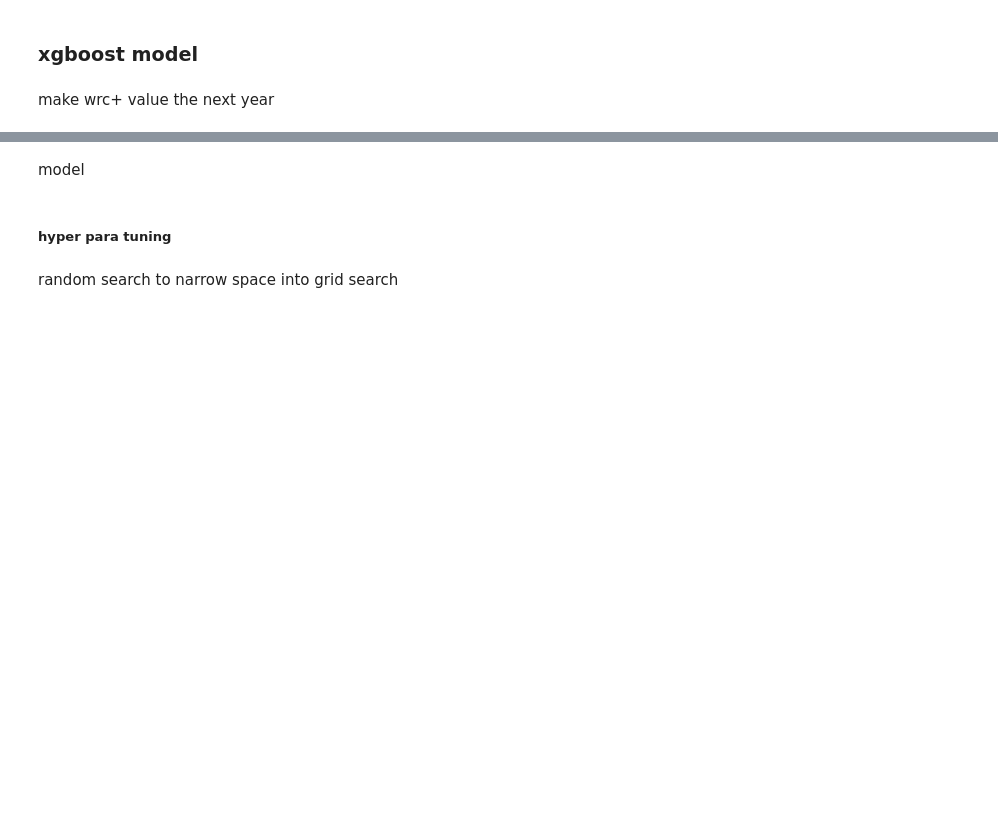
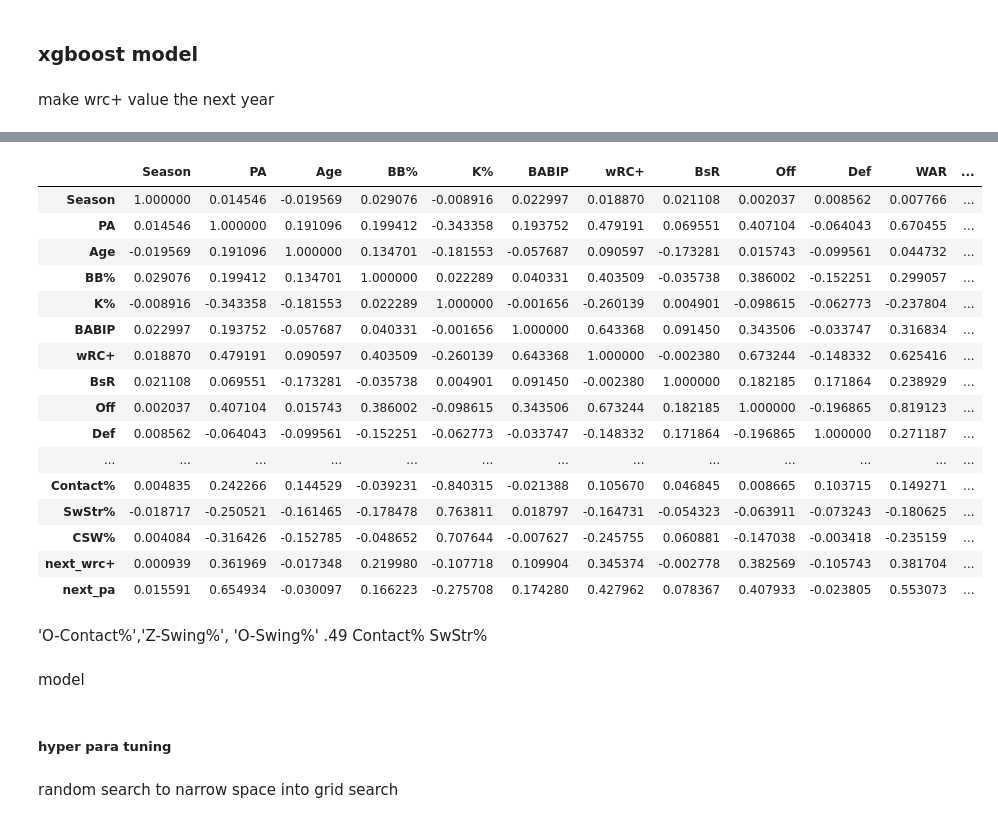
Before and after one commit to daltonlowery26/DIPS, a Jupyter notebook: models/wrc_models/wrc_regression/reg_02_24.ipynb, the cells around one changed output, grey strips where cells are left out. Saved outputs shown, nothing was run; the diff lists cells and outputs as text; code cells hidden in the pictures; blank space fills up the shorter version.

```diff
--- a/models/wrc_models/wrc_regression/reg_02_24.ipynb
+++ b/models/wrc_models/wrc_regression/reg_02_24.ipynb
@@ -157 +155,24 @@ dropped top and bottom 500 which may seem arb but it resulted in the wRC+ mean b
+# %%
+train_z.corr(numeric_only=True)
+# %% [output]
+|  | Season | PA | Age | BB% | K% | BABIP | wRC+ | BsR | Off | Def | WAR | ... |
+| Season | 1.000000 | 0.014546 | -0.019569 | 0.029076 | -0.008916 | 0.022997 | 0.018870 | 0.021108 | 0.002037 | 0.008562 | 0.007766 | ... |
+| PA | 0.014546 | 1.000000 | 0.191096 | 0.199412 | -0.343358 | 0.193752 | 0.479191 | 0.069551 | 0.407104 | -0.064043 | 0.670455 | ... |
+| Age | -0.019569 | 0.191096 | 1.000000 | 0.134701 | -0.181553 | -0.057687 | 0.090597 | -0.173281 | 0.015743 | -0.099561 | 0.044732 | ... |
+| BB% | 0.029076 | 0.199412 | 0.134701 | 1.000000 | 0.022289 | 0.040331 | 0.403509 | -0.035738 | 0.386002 | -0.152251 | 0.299057 | ... |
+| K% | -0.008916 | -0.343358 | -0.181553 | 0.022289 | 1.000000 | -0.001656 | -0.260139 | 0.004901 | -0.098615 | -0.062773 | -0.237804 | ... |
+| BABIP | 0.022997 | 0.193752 | -0.057687 | 0.040331 | -0.001656 | 1.000000 | 0.643368 | 0.091450 | 0.343506 | -0.033747 | 0.316834 | ... |
+| wRC+ | 0.018870 | 0.479191 | 0.090597 | 0.403509 | -0.260139 | 0.643368 | 1.000000 | -0.002380 | 0.673244 | -0.148332 | 0.625416 | ... |
+| BsR | 0.021108 | 0.069551 | -0.173281 | -0.035738 | 0.004901 | 0.091450 | -0.002380 | 1.000000 | 0.182185 | 0.171864 | 0.238929 | ... |
+| Off | 0.002037 | 0.407104 | 0.015743 | 0.386002 | -0.098615 | 0.343506 | 0.673244 | 0.182185 | 1.000000 | -0.196865 | 0.819123 | ... |
+| Def | 0.008562 | -0.064043 | -0.099561 | -0.152251 | -0.062773 | -0.033747 | -0.148332 | 0.171864 | -0.196865 | 1.000000 | 0.271187 | ... |
+| ... | ... | ... | ... | ... | ... | ... | ... | ... | ... | ... | ... | ... |
+| Contact% | 0.004835 | 0.242266 | 0.144529 | -0.039231 | -0.840315 | -0.021388 | 0.105670 | 0.046845 | 0.008665 | 0.103715 | 0.149271 | ... |
+| SwStr% | -0.018717 | -0.250521 | -0.161465 | -0.178478 | 0.763811 | 0.018797 | -0.164731 | -0.054323 | -0.063911 | -0.073243 | -0.180625 | ... |
+| CSW% | 0.004084 | -0.316426 | -0.152785 | -0.048652 | 0.707644 | -0.007627 | -0.245755 | 0.060881 | -0.147038 | -0.003418 | -0.235159 | ... |
+| next_wrc+ | 0.000939 | 0.361969 | -0.017348 | 0.219980 | -0.107718 | 0.109904 | 0.345374 | -0.002778 | 0.382569 | -0.105743 | 0.381704 | ... |
+| next_pa | 0.015591 | 0.654934 | -0.030097 | 0.166223 | -0.275708 | 0.174280 | 0.427962 | 0.078367 | 0.407933 | -0.023805 | 0.553073 | ... |
+# %% [markdown]
+'O-Contact%','Z-Swing%', 'O-Swing%' .49
+Contact% SwStr%
 # %%
```
Also changed, not shown: parts of 15 cells of this notebook, 1 other file.
